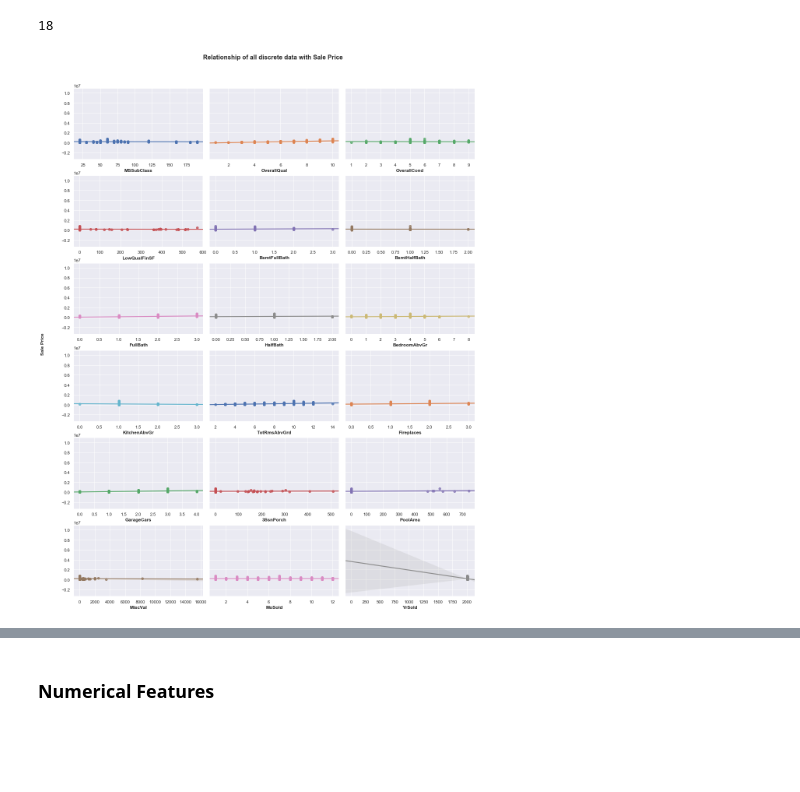
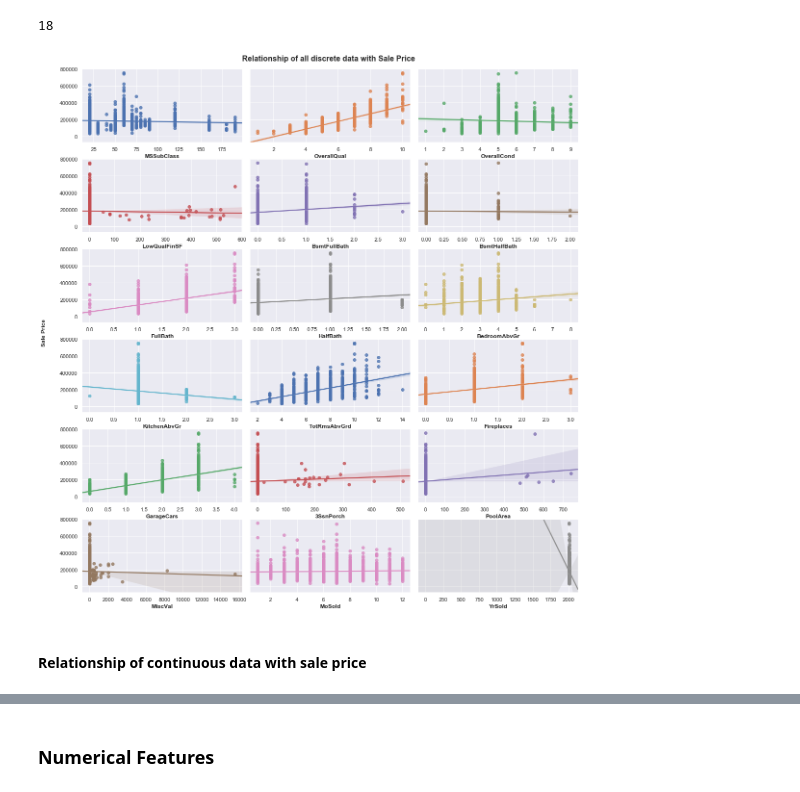
Before and after one commit to gepallas/ML_House_Prices, a Jupyter notebook: HousePricesEDA.ipynb, the cells around one changed output, grey strips where cells are left out. Saved outputs shown, nothing was run; the diff lists cells and outputs as text; code cells hidden in the pictures; blank space fills up the shorter version.

Commit message:
Continuous data correlation sale price.

```diff
--- a/HousePricesEDA.ipynb
+++ b/HousePricesEDA.ipynb
@@ -727,22 +727,22 @@ len(discrete_attr)
 # %% [output]
 18
 # %%
-i = j = k = 0
-fig, ax = plt.subplots(6,3, figsize=(18,24), sharey=True)
-fig.suptitle('Relationship of all discrete data with Sale Price', fontsize=16, fontweight='bold', y=0.93)
+i = j = 0
+fig, ax = plt.subplots(6,3, figsize=(18,20), sharey=True)
+fig.suptitle('Relationship of all discrete data with Sale Price', fontsize=16, fontweight='bold', y=0.9)
 fig.subplots_adjust(hspace=0.23, wspace=0.05, left=0.105)
 fig.text(0.04, 0.5, 'Sale Price', va='center', rotation=90, fontdict={'fontsize':12, 'fontweight':'bold'})
 for attr in discrete_attr:
-    #ax[i,j].scatter(train_clean[attr], train_clean['SalePrice'], color=sns.color_palette()[0])
-    #ax[i,j].set_xlabel(attr, fontsize=12, fontweight='bold')
     sns.regplot(x=attr, y='SalePrice', data=train_clean, ax=ax[i,j])
     ax[i,j].set_xlabel(attr, fontsize=12, fontweight='bold')
     ax[i,j].set_ylabel('')
+    ax[i,j].set_ylim(-70000,800000)
     if j==2:
         i+=1
         j=0
     else:
         j+=1
-    k+=1
 # %% [output]
-[figure, old version]
+[figure, new version]
+# %% [markdown]
+#### Relationship of continuous data with sale price
```
Also changed, not shown: parts of 3 cells of this notebook.
